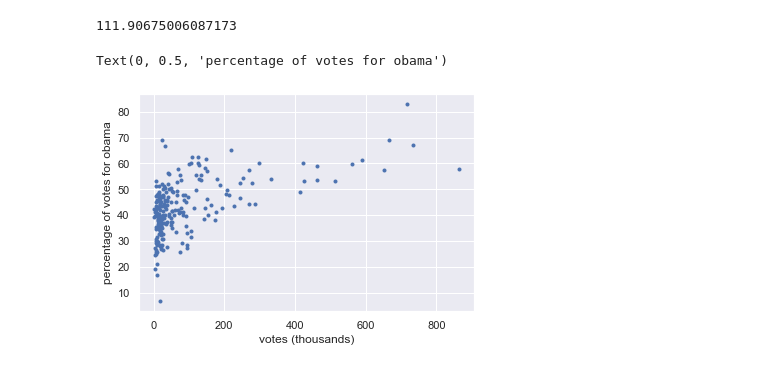
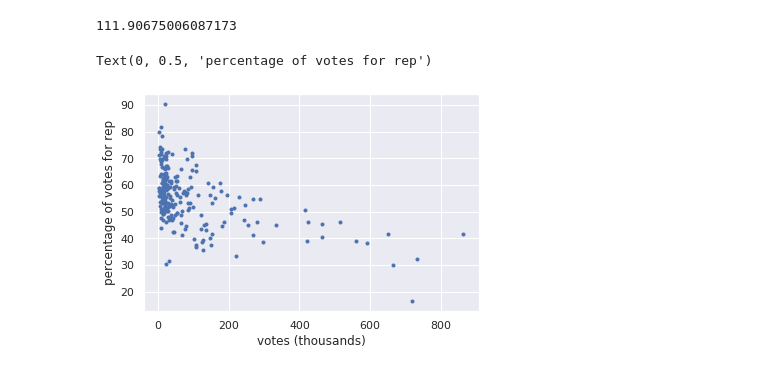
Before and after one commit to mohammad0alfares/EDA, a Jupyter notebook: Labs/swing_states lab_2.ipynb, the cells around one changed output. Cells and saved outputs as stored; diff of their text form; code cells hidden in the pictures.

```diff
--- a/Labs/swing_states lab_2.ipynb
+++ b/Labs/swing_states lab_2.ipynb
@@ -209,9 +201,9 @@ np.var(df_states['pct_dem'])
 111.90675006087173
 # %%
 #scatter plot
-plt.plot(df_states['vote_total']/1000, df_states['pct_dem'], marker='.', linestyle='none')
+plt.plot(df_states['vote_total']/1000, df_states['pct_rep'], marker='.', linestyle='none')
 plt.xlabel('votes (thousands)')
-plt.ylabel('percentage of votes for obama')
+plt.ylabel('percentage of votes for rep')
 # %% [output]
-Text(0, 0.5, 'percentage of votes for obama')
+Text(0, 0.5, 'percentage of votes for rep')
-[figure, old version]
+[figure, new version]
```
Also changed, not shown: parts of 3 cells of this notebook.
